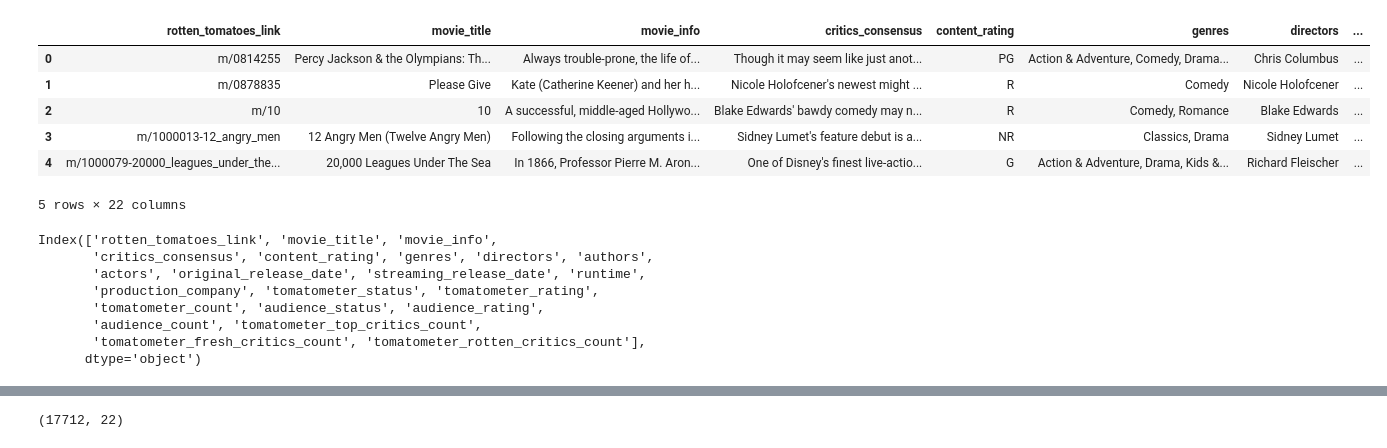
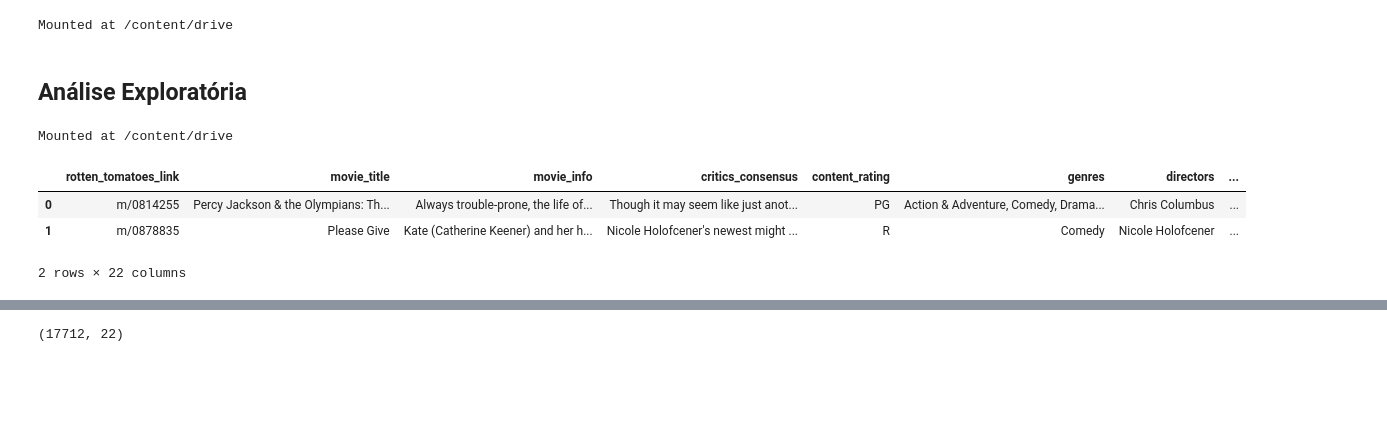
Before and after one commit to BarbaraOlive/tcc_env, a Jupyter notebook: Movie Classification.ipynb, the cells around one changed output, grey strips where cells are left out. Cells and saved outputs as stored; diff of their text form; code cells hidden in the pictures; blank space fills up the shorter version.

```diff
--- a/Movie Classification.ipynb
+++ b/Movie Classification.ipynb
@@ -23,0 +18,10 @@ rt_reviews = pd.read_csv(os.path.join(files_path, "rotten_tomatoes_critic_review
+# %%
+# mounting Drive to load files from
+from google.colab import drive
+drive.mount('/content/drive')
+# %% [output]
+Mounted at /content/drive
+# %%
+# loading Movies dataset from github
+url = "https://media.githubusercontent.com/media/BarbaraOlive/tcc_env/main/Files/rotten_tomatoes_movies.csv"
+rt_movies = pd.read_csv(url)
@@ -24,21 +33,14 @@ rt_reviews = pd.read_csv(os.path.join(files_path, "rotten_tomatoes_critic_review
+# %% [markdown]
+## Análise Exploratória
+# %%
+from google.colab import drive
+drive.mount('/content/drive')
+# %% [output]
+Mounted at /content/drive
 # %%
-rt_movies.head()
+rt_movies.head(2)
 # %% [output]
 |  | rotten_tomatoes_link | movie_title | movie_info | critics_consensus | content_rating | genres | directors | ... |
 | 0 | m/0814255 | Percy Jackson & the Olympians: Th... | Always trouble-prone, the life of... | Though it may seem like just anot... | PG | Action & Adventure, Comedy, Drama... | Chris Columbus | ... |
 | 1 | m/0878835 | Please Give | Kate (Catherine Keener) and her h... | Nicole Holofcener's newest might ... | R | Comedy | Nicole Holofcener | ... |
-| 2 | m/10 | 10 | A successful, middle-aged Hollywo... | Blake Edwards' bawdy comedy may n... | R | Comedy, Romance | Blake Edwards | ... |
-| 3 | m/1000013-12_angry_men | 12 Angry Men (Twelve Angry Men) | Following the closing arguments i... | Sidney Lumet's feature debut is a... | NR | Classics, Drama | Sidney Lumet | ... |
-| 4 | m/1000079-20000_leagues_under_the... | 20,000 Leagues Under The Sea | In 1866, Professor Pierre M. Aron... | One of Disney's finest live-actio... | G | Action & Adventure, Drama, Kids &... | Richard Fleischer | ... |
-5 rows × 22 columns
+2 rows × 22 columns
-# %%
-rt_movies.columns
-# %% [output]
-Index(['rotten_tomatoes_link', 'movie_title', 'movie_info',
-       'critics_consensus', 'content_rating', 'genres', 'directors', 'authors',
-       'actors', 'original_release_date', 'streaming_release_date', 'runtime',
-       'production_company', 'tomatometer_status', 'tomatometer_rating',
-       'tomatometer_count', 'audience_status', 'audience_rating',
-       'audience_count', 'tomatometer_top_critics_count',
-       'tomatometer_fresh_critics_count', 'tomatometer_rotten_critics_count'],
-      dtype='object')
```
Also changed, not shown: parts of 26 cells of this notebook.
